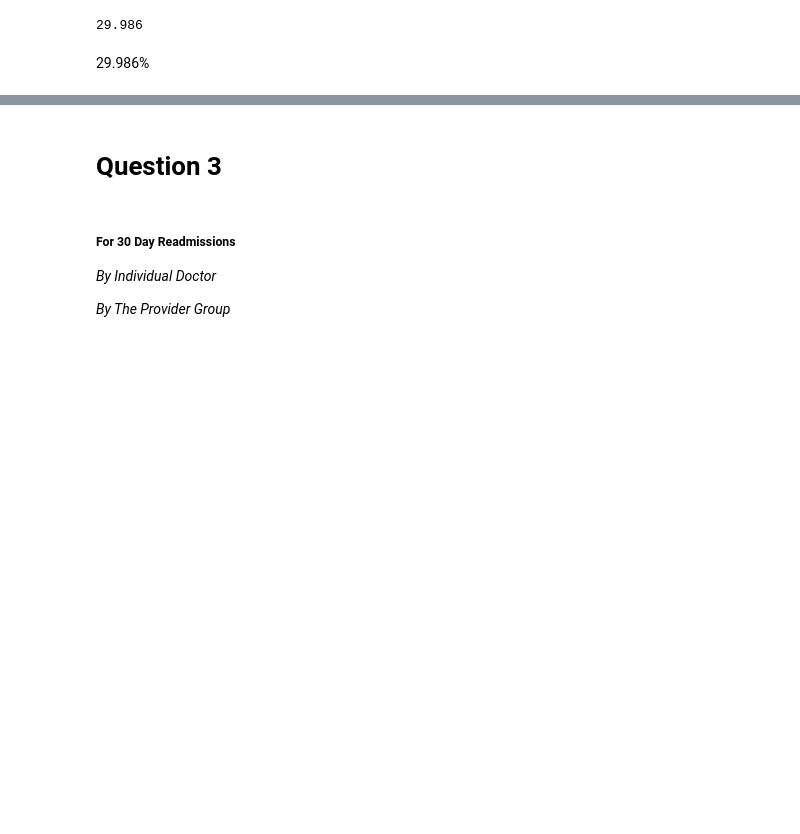
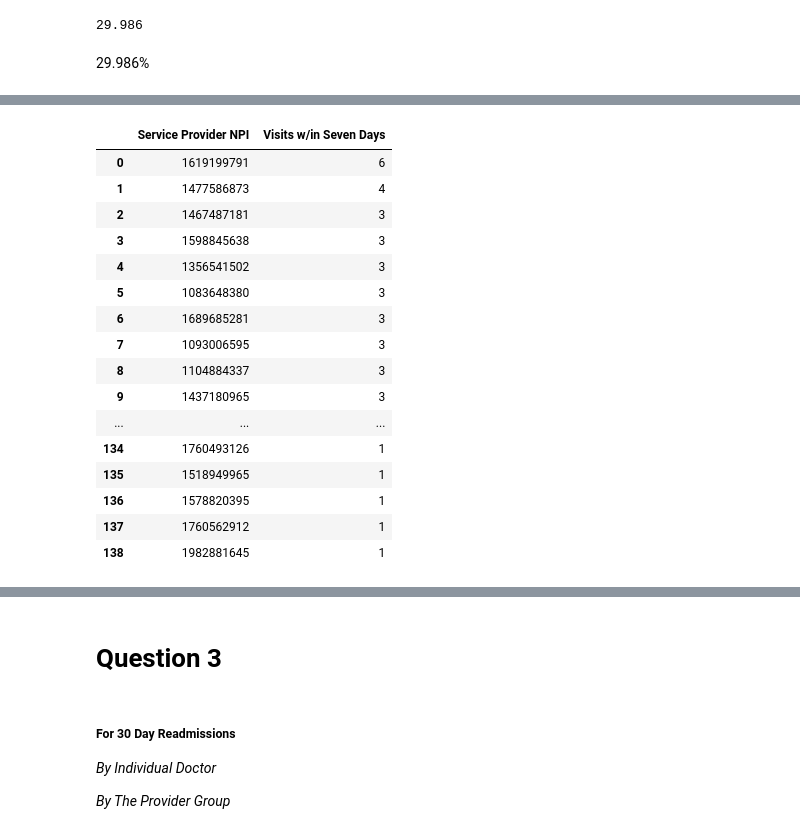
Before and after one commit to tipearso/hospital-readmissions, a Jupyter notebook: Jupyter Notebooks/Boo-Boo Exploratory.ipynb, the cells around one changed output, grey strips where cells are left out. Saved outputs shown, nothing was run; the diff lists cells and outputs as text; code cells hidden in the pictures; blank space fills up the shorter version.

```diff
--- a/Jupyter Notebooks/Boo-Boo Exploratory.ipynb
+++ b/Jupyter Notebooks/Boo-Boo Exploratory.ipynb
@@ -262,3 +190,16 @@ round((two_between_dups['Patient ID'].count() / ip_admin['Patient ID'].count())
 29.986
 # %% [markdown]
 29.986%
+# %%
+pc_visits = pc_visits[['Patient ID','Provider Group NPI','Service Provider NPI','Encounter Date','Encounter ID']]
+pc_visits['Provider Group NPI'] = pc_visits['Provider Group NPI'].map(lambda x: str(x)[:-2])
+# %%
+pcp_adm=pd.merge(ip_between, pc_visits,how='inner',left_on=['Patient ID'],right_on=['Patient ID'])
+pcp_adm=pcp_adm[['Patient ID','Encounter End Date','Provider Group NPI','Service Provider NPI','Encounter Date']]
+pcp_adm['Days to PCP Visit']=pcp_adm['Encounter Date'] - pcp_adm['Encounter End Date']
+sevendays = pcp_adm[pcp_adm['Days to PCP Visit'].between('0 days', '7 days', inclusive=True)]
+# %%
+sevendays_unique=sevendays.drop_duplicates(subset=['Patient ID','Encounter End Date'],keep='first')
+# %%
+sevendays_unique['Provider Group NPI'] = sevendays_unique['Provider Group NPI'].map(lambda x: str(x)[:-2])
+sevendays_unique['Service Provider NPI'] = sevendays_unique['Service Provider NPI'].map(lambda x: str(x)[:-2])
@@ -264,0 +216,23 @@ round((two_between_dups['Patient ID'].count() / ip_admin['Patient ID'].count())
+# %%
+provider_seven = sevendays_unique['Service Provider NPI'].value_counts()
+provider_seven = pd.DataFrame(provider_seven).reset_index()
+provider_seven.rename(columns={'index': 'Service Provider NPI', 'Service Provider NPI': 'Visits w/in Seven Days'},inplace=True)
+provider_seven
+# %% [output]
+|  | Service Provider NPI | Visits w/in Seven Days |
+| 0 | 1619199791 | 6 |
+| 1 | 1477586873 | 4 |
+| 2 | 1467487181 | 3 |
+| 3 | 1598845638 | 3 |
+| 4 | 1356541502 | 3 |
+| 5 | 1083648380 | 3 |
+| 6 | 1689685281 | 3 |
+| 7 | 1093006595 | 3 |
+| 8 | 1104884337 | 3 |
+| 9 | 1437180965 | 3 |
+| ... | ... | ... |
+| 134 | 1760493126 | 1 |
+| 135 | 1518949965 | 1 |
+| 136 | 1578820395 | 1 |
+| 137 | 1760562912 | 1 |
+| 138 | 1982881645 | 1 |
```
Also changed, not shown: parts of 84 cells of this notebook, 2 other files.
